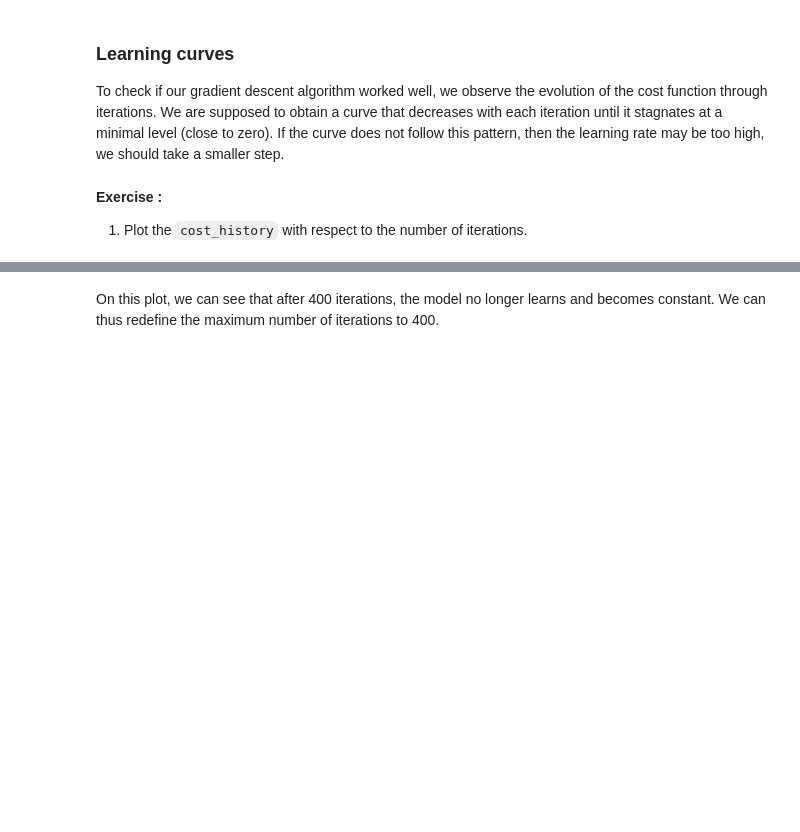
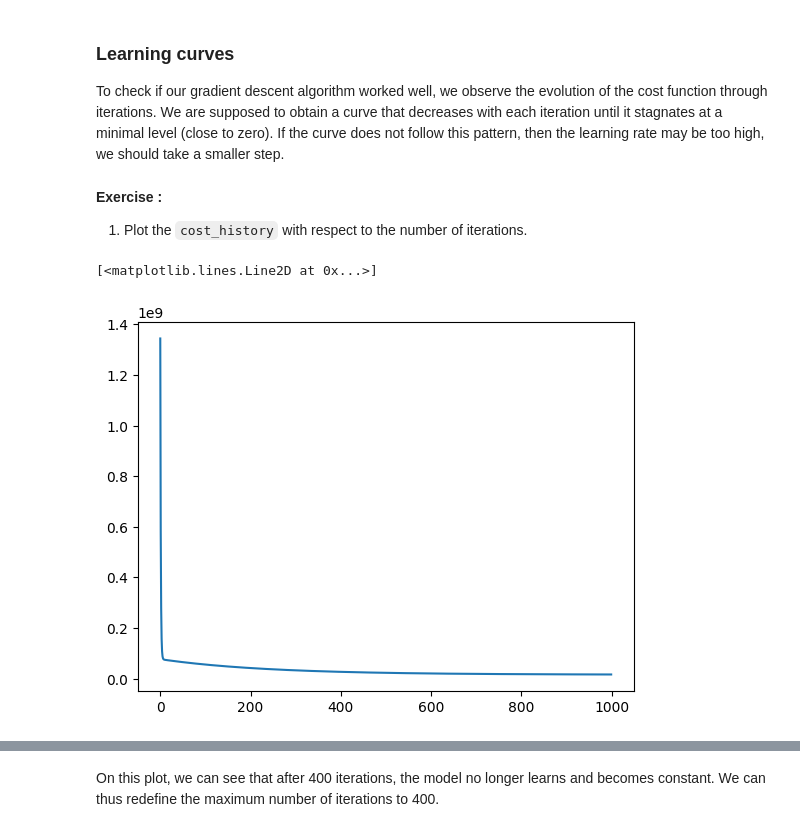
Before and after one commit to mendoce24/linear_regression-Cesar, a Jupyter notebook: regression/02-Simple_linear_regression_from_scratch.ipynb, the cells around one changed output, grey strips where cells are left out. Drawn from its saved outputs; the diff is of its cells as text; code cells hidden in the pictures; blank space fills up the shorter version.

```diff
--- a/regression/02-Simple_linear_regression_from_scratch.ipynb
+++ b/regression/02-Simple_linear_regression_from_scratch.ipynb
@@ -386,6 +365,11 @@ To check if our gradient descent algorithm worked well, we observe the evolution
 # %% [markdown]
 **Exercise :**
 1. Plot the `cost_history` with respect to the number of iterations.
+# %%
+plt.plot(range(n_iterations),cost_histroy)
+# %% [output]
+[<matplotlib.lines.Line2D at 0x...>]
+[figure, added]
 # %% [markdown]
 You should have something like this:
 ![](./assets/learning_curve.png)
```
Also changed, not shown: parts of 3 cells of this notebook.
